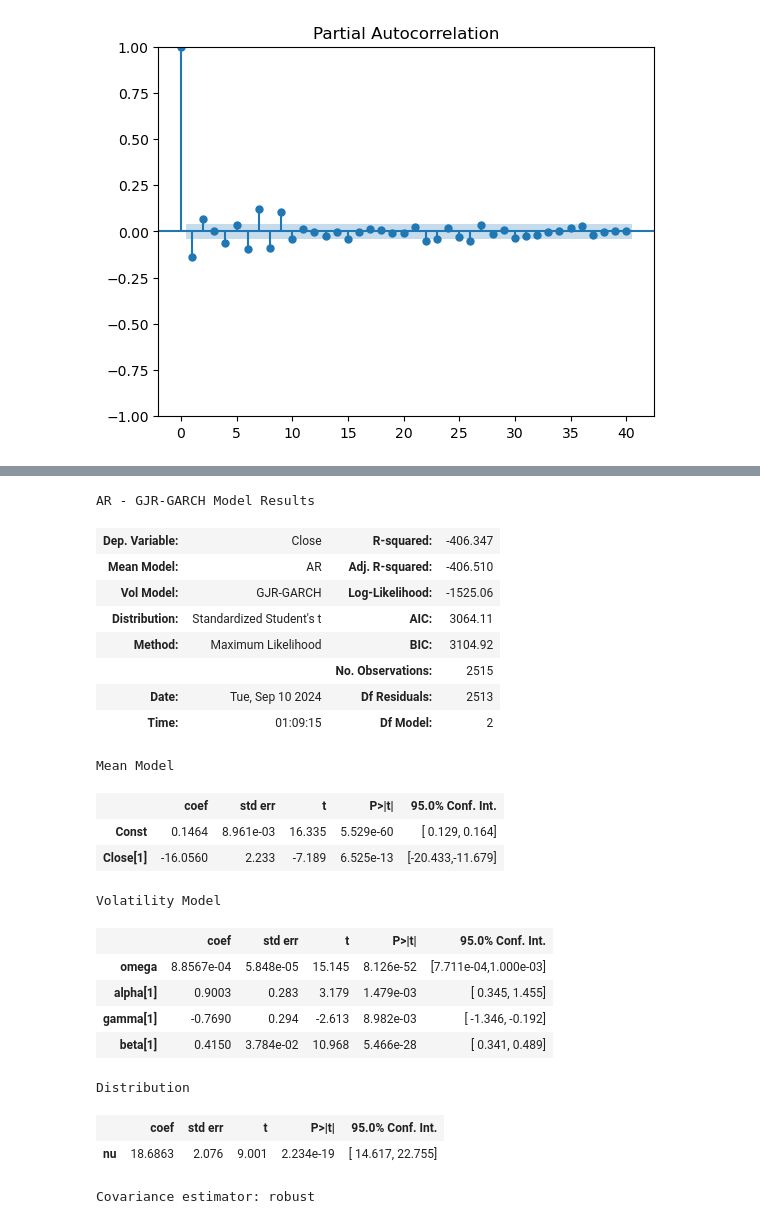
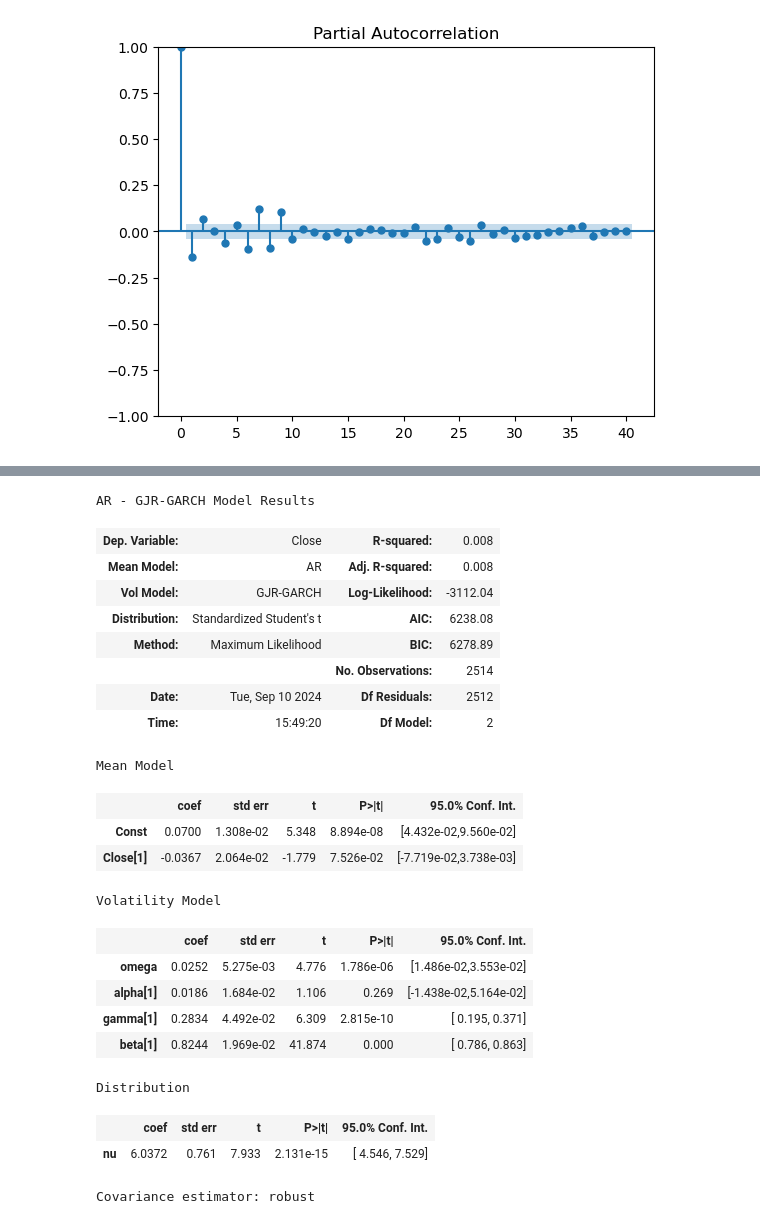
Before and after one commit to wicakson0/replicating-papers, a Jupyter notebook: QuantitativeFinance/Duan1995_TheGarchOptionPricingModel/Intro_to_Vol_Forecasting_with_Arch.ipynb, the cells around one changed output, grey strips where cells are left out. Cells and saved outputs as stored; diff of their text form; code cells hidden in the pictures.

```diff
--- a/QuantitativeFinance/Duan1995_TheGarchOptionPricingModel/Intro_to_Vol_Forecasting_with_Arch.ipynb
+++ b/QuantitativeFinance/Duan1995_TheGarchOptionPricingModel/Intro_to_Vol_Forecasting_with_Arch.ipynb
@@ -114,6 +121,6 @@ plot_pacf(sp_500_close_log_return, lags=40)
 [figure]
 [figure]
 # %%
-ar = ARX(sp_500_close_log_return, lags=[1])
-ar.fit()
+ar_gjr_studentT = ARX(sp_500_close_log_return, lags=[1], rescale=True)
+ar_gjr_studentT
 # %% [output]
@@ -137,5 +128,5 @@ ARCHModelResult, id: 0x23f44bb0830
 # %%
-ar.volatility = GARCH(p=1, o=1, q=1)
-ar.distribution = StudentsT()
-res = ar.fit()
+ar_gjr_studentT.volatility = GARCH(p=1, o=1, q=1)
+ar_gjr_studentT.distribution = StudentsT()
+res_gjr_studentT = ar_gjr_studentT.fit()
 # %% [output]
@@ -167,26 +153,26 @@ model or by setting rescale=False.
 # %%
-res.summary()
+res_gjr_studentT.summary()
 # %% [output]
 AR - GJR-GARCH Model Results
-| Dep. Variable: | Close | R-squared: | -406.347 |
-| Mean Model: | AR | Adj. R-squared: | -406.510 |
-| Vol Model: | GJR-GARCH | Log-Likelihood: | -1525.06 |
-| Distribution: | Standardized Student's t | AIC: | 3064.11 |
-| Method: | Maximum Likelihood | BIC: | 3104.92 |
-|  |  | No. Observations: | 2515 |
-| Date: | Tue, Sep 10 2024 | Df Residuals: | 2513 |
-| Time: | 01:09:15 | Df Model: | 2 |
+| Dep. Variable: | Close | R-squared: | 0.008 |
+| Mean Model: | AR | Adj. R-squared: | 0.008 |
+| Vol Model: | GJR-GARCH | Log-Likelihood: | -3112.04 |
+| Distribution: | Standardized Student's t | AIC: | 6238.08 |
+| Method: | Maximum Likelihood | BIC: | 6278.89 |
+|  |  | No. Observations: | 2514 |
+| Date: | Tue, Sep 10 2024 | Df Residuals: | 2512 |
+| Time: | 15:49:20 | Df Model: | 2 |
 Mean Model
 |  | coef | std err | t | P>|t| | 95.0% Conf. Int. |
-| Const | 0.1464 | 8.961e-03 | 16.335 | 5.529e-60 | [ 0.129, 0.164] |
-| Close[1] | -16.0560 | 2.233 | -7.189 | 6.525e-13 | [-20.433,-11.679] |
+| Const | 0.0700 | 1.308e-02 | 5.348 | 8.894e-08 | [4.432e-02,9.560e-02] |
+| Close[1] | -0.0367 | 2.064e-02 | -1.779 | 7.526e-02 | [-7.719e-02,3.738e-03] |
 Volatility Model
 |  | coef | std err | t | P>|t| | 95.0% Conf. Int. |
-| omega | 8.8567e-04 | 5.848e-05 | 15.145 | 8.126e-52 | [7.711e-04,1.000e-03] |
-| alpha[1] | 0.9003 | 0.283 | 3.179 | 1.479e-03 | [ 0.345, 1.455] |
-| gamma[1] | -0.7690 | 0.294 | -2.613 | 8.982e-03 | [ -1.346, -0.192] |
-| beta[1] | 0.4150 | 3.784e-02 | 10.968 | 5.466e-28 | [ 0.341, 0.489] |
+| omega | 0.0252 | 5.275e-03 | 4.776 | 1.786e-06 | [1.486e-02,3.553e-02] |
+| alpha[1] | 0.0186 | 1.684e-02 | 1.106 | 0.269 | [-1.438e-02,5.164e-02] |
+| gamma[1] | 0.2834 | 4.492e-02 | 6.309 | 2.815e-10 | [ 0.195, 0.371] |
+| beta[1] | 0.8244 | 1.969e-02 | 41.874 | 0.000 | [ 0.786, 0.863] |
 Distribution
 |  | coef | std err | t | P>|t| | 95.0% Conf. Int. |
-| nu | 18.6863 | 2.076 | 9.001 | 2.234e-19 | [ 14.617, 22.755] |
+| nu | 6.0372 | 0.761 | 7.933 | 2.131e-15 | [ 4.546, 7.529] |
 Covariance estimator: robust
```
Also changed, not shown: parts of 60 cells of this notebook.
